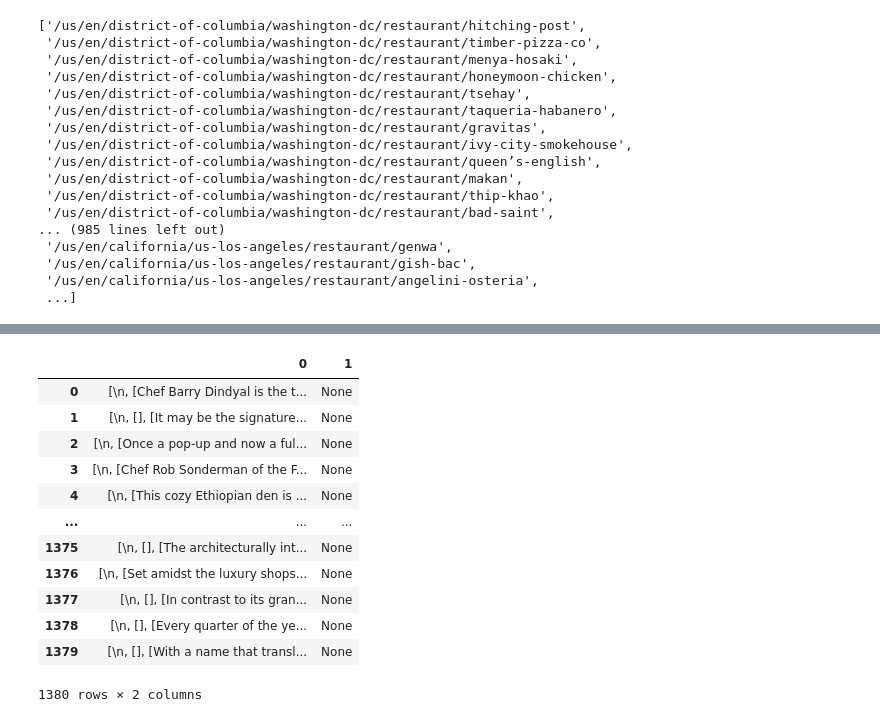
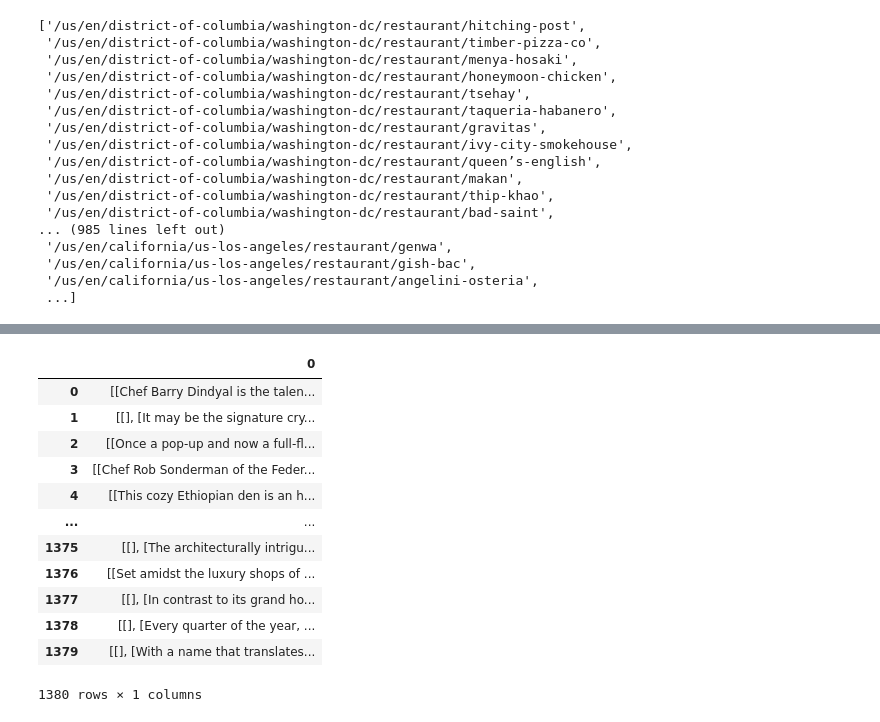
Before and after one commit to bigoshunane/Project-3, a Jupyter notebook: jupyter notebooks/scrape-notebook.ipynb, the cells around one changed output, grey strips where cells are left out. Saved outputs shown, nothing was run; the diff lists cells and outputs as text; code cells hidden in the pictures.

```diff
--- a/jupyter notebooks/scrape-notebook.ipynb
+++ b/jupyter notebooks/scrape-notebook.ipynb
@@ -132,11 +132,7 @@ for x in restaurant_urls_flat:
     # retrieve michelin restaurant urls
     #x_string = str(count)
     browser.visit(michelin_rest_url_a + x)
-    time.sleep(1)
-    try:
-        browser.find_by_css('.restaurant-details__description-show-button').first.click()
-    except:
-        print('Failed to click Show More')
+    time.sleep(5)
     html = browser.html
     soup = bs(html, 'html.parser')
     restaurant_descriptions.append([soup.find_all('div', class_="js-show-description-text")])
@@ -192,20 +188,18 @@ restaurant_descriptions_flat
 # %%
 descriptions_df = pd.DataFrame (restaurant_descriptions_flat)
-# %%
-descriptions_df
-# %% [output]
-|  | 0 | 1 |
-| 0 | [\n, [Chef Barry Dindyal is the t... | None |
-| 1 | [\n, [], [It may be the signature... | None |
-| 2 | [\n, [Once a pop-up and now a ful... | None |
-| 3 | [\n, [Chef Rob Sonderman of the F... | None |
-| 4 | [\n, [This cozy Ethiopian den is ... | None |
-| ... | ... | ... |
-| 1375 | [\n, [], [The architecturally int... | None |
-| 1376 | [\n, [Set amidst the luxury shops... | None |
-| 1377 | [\n, [], [In contrast to its gran... | None |
-| 1378 | [\n, [], [Every quarter of the ye... | None |
-| 1379 | [\n, [], [With a name that transl... | None |
-1380 rows × 2 columns
 # %%
-descriptions_df = descriptions_df.drop(columns=1)
+descriptions_df.drop(columns=1)
+# %% [output]
+|  | 0 |
+| 0 | [[Chef Barry Dindyal is the talen... |
+| 1 | [[], [It may be the signature cry... |
+| 2 | [[Once a pop-up and now a full-fl... |
+| 3 | [[Chef Rob Sonderman of the Feder... |
+| 4 | [[This cozy Ethiopian den is an h... |
+| ... | ... |
+| 1375 | [[], [The architecturally intrigu... |
+| 1376 | [[Set amidst the luxury shops of ... |
+| 1377 | [[], [In contrast to its grand ho... |
+| 1378 | [[], [Every quarter of the year, ... |
+| 1379 | [[], [With a name that translates... |
+1380 rows × 1 columns
```
Also changed, not shown: parts of 3 cells of this notebook, 6 other files.
